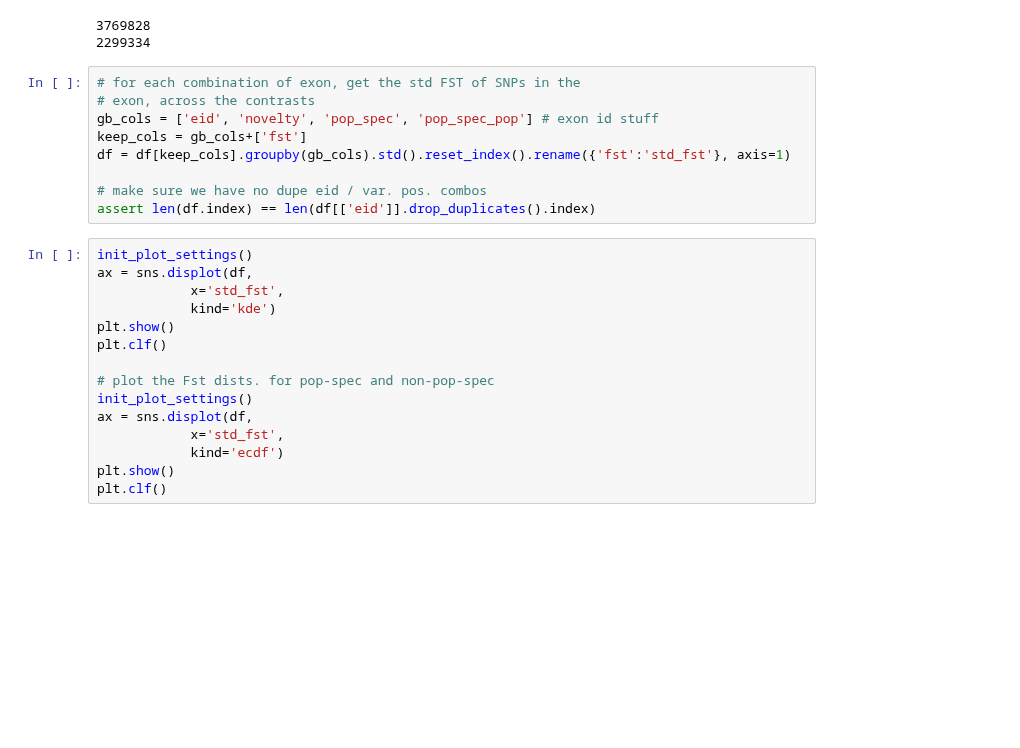
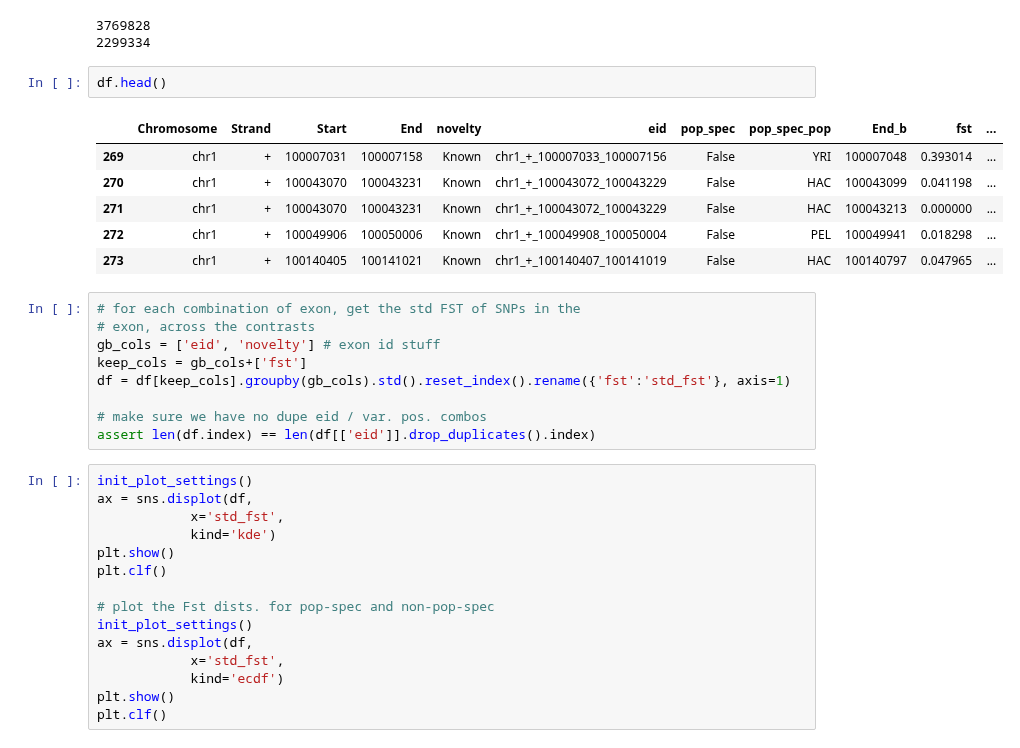
Before and after one commit to fairliereese/240903_pt, a Jupyter notebook: analysis/pop_div_pop_spec_fst.ipynb, the cells around one changed output. Saved outputs shown, nothing was run; the diff lists cells and outputs as text; blank space fills up the shorter version.

```diff
--- a/analysis/pop_div_pop_spec_fst.ipynb
+++ b/analysis/pop_div_pop_spec_fst.ipynb
@@ -211,10 +286,19 @@ print(len(df.index))
 # %% [output]
 3769828
 2299334
+# %%
+df.head()
+# %% [output]
+|  | Chromosome | Strand | Start | End | novelty | eid | pop_spec | pop_spec_pop | End_b | fst | ... |
+| 269 | chr1 | + | 100007031 | 100007158 | Known | chr1_+_100007033_100007156 | False | YRI | 100007048 | 0.393014 | ... |
+| 270 | chr1 | + | 100043070 | 100043231 | Known | chr1_+_100043072_100043229 | False | HAC | 100043099 | 0.041198 | ... |
+| 271 | chr1 | + | 100043070 | 100043231 | Known | chr1_+_100043072_100043229 | False | HAC | 100043213 | 0.000000 | ... |
+| 272 | chr1 | + | 100049906 | 100050006 | Known | chr1_+_100049908_100050004 | False | PEL | 100049941 | 0.018298 | ... |
+| 273 | chr1 | + | 100140405 | 100141021 | Known | chr1_+_100140407_100141019 | False | HAC | 100140797 | 0.047965 | ... |
 # %%
 # for each combination of exon, get the std FST of SNPs in the
 # exon, across the contrasts
-gb_cols = ['eid', 'novelty', 'pop_spec', 'pop_spec_pop'] # exon id stuff
+gb_cols = ['eid', 'novelty'] # exon id stuff
 keep_cols = gb_cols+['fst']
 df = df[keep_cols].groupby(gb_cols).std().reset_index().rename({'fst':'std_fst'}, axis=1)
 
```
Also changed, not shown: parts of 4 cells of this notebook, 2 other files.
